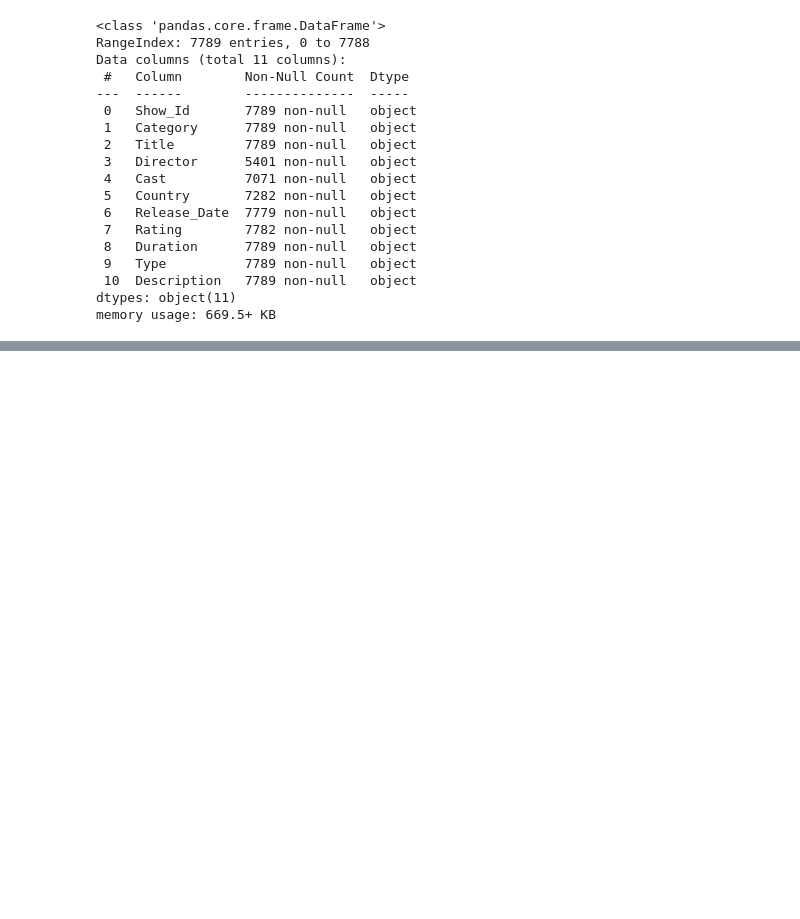
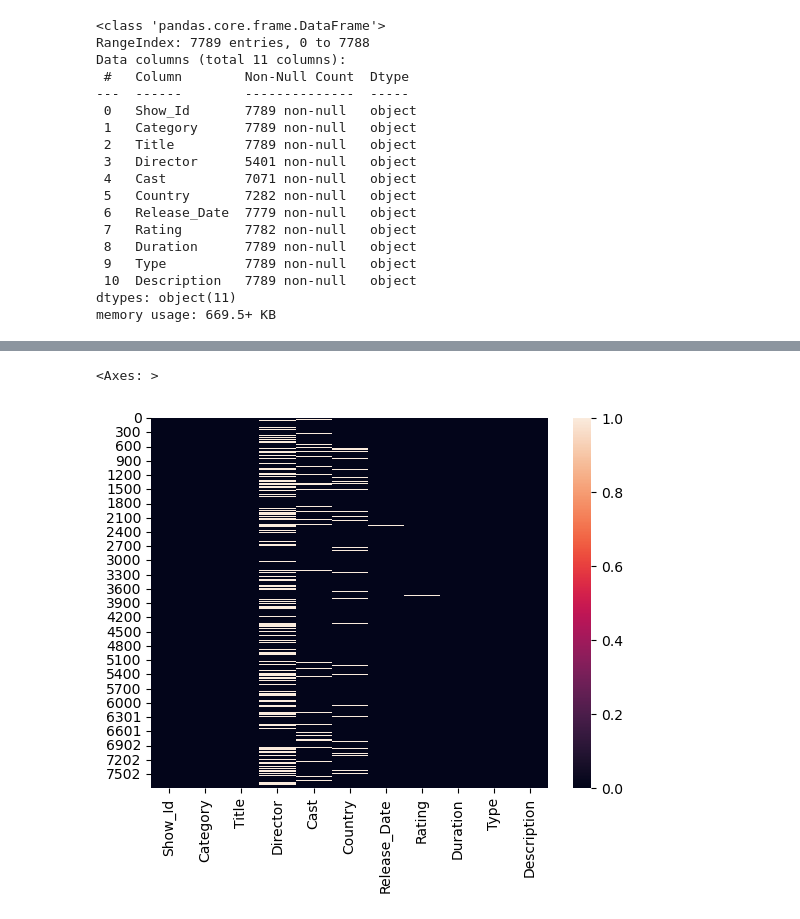
Before and after one commit to Sri-dinesh/data-analysis-projects, a Jupyter notebook: NetFlix/NetFlix-DataAnalysis.ipynb, the cells around one changed output, grey strips where cells are left out. Cells and saved outputs as stored; diff of their text form; code cells hidden in the pictures; blank space fills up the shorter version.

Commit message:
few tasks - plotting, methods

```diff
--- a/NetFlix/NetFlix-DataAnalysis.ipynb
+++ b/NetFlix/NetFlix-DataAnalysis.ipynb
@@ -96,0 +110,2 @@ memory usage: 669.5+ KB
+# %%
+data.drop_duplicates(inplace = True) # To remove the duplicate rows permanently
@@ -96,0 +160,5 @@ memory usage: 669.5+ KB
+# %%
+sns.heatmap(data.isnull())
+# %% [output]
+<Axes: >
+[figure, added]
```
Also changed, not shown: parts of 20 cells of this notebook.
